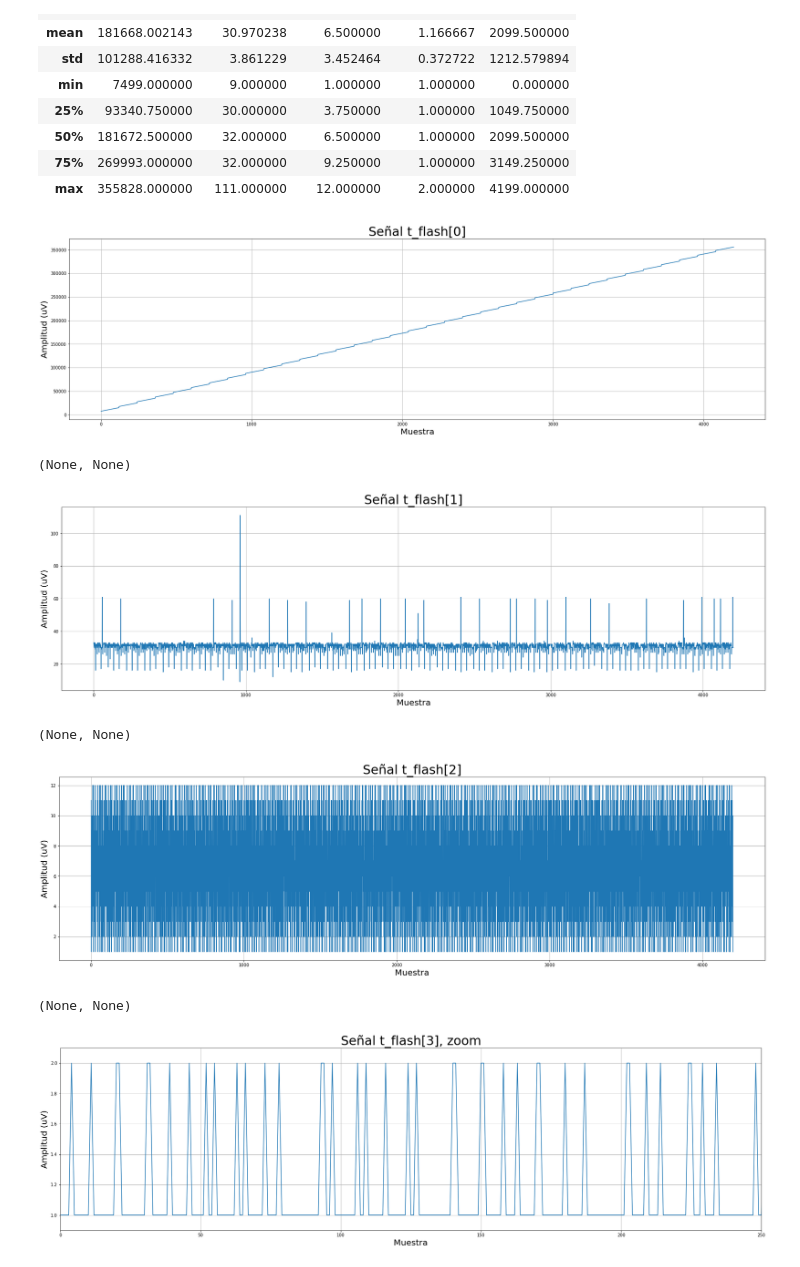
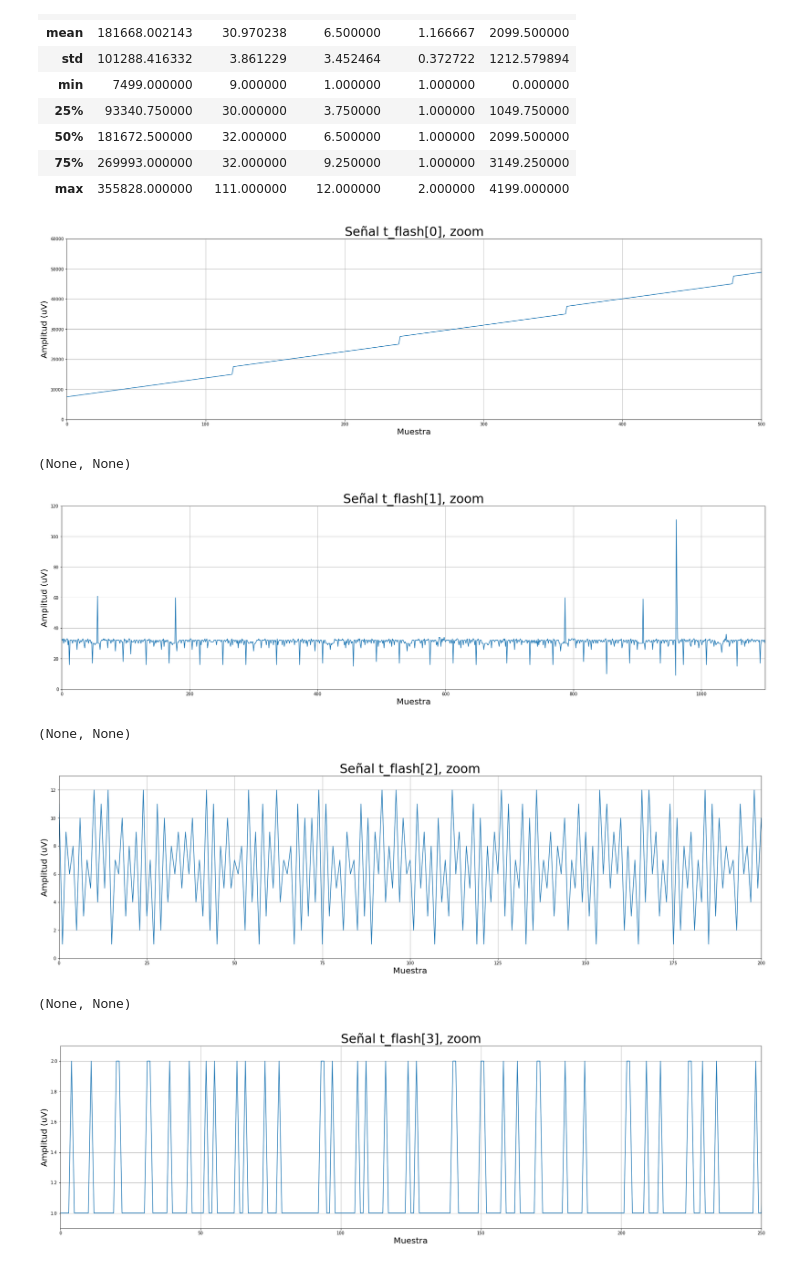
Before and after one commit to alexchavez1980/repo_tesis, a Jupyter notebook: a_analisis_flash.ipynb, the cells around one changed output. Saved outputs shown, nothing was run; the diff lists cells and outputs as text; code cells hidden in the pictures.

```diff
--- a/a_analisis_flash.ipynb
+++ b/a_analisis_flash.ipynb
@@ -47,38 +47,40 @@ df_t_flash.describe()
 plt.figure(figsize=(30,8))
 axes = plt.gca()
 plt.plot(df_t_flash['sample'], df_t_flash[0])
-axes.set_title('Señal t_flash[0]'), axes.title.set_size(30)
+axes.set_title('Señal t_flash[0], zoom'), axes.title.set_size(30)
 axes.set_xlabel(xlabel), axes.set_ylabel(ylabel)
 axes.xaxis.label.set_size(20), axes.yaxis.label.set_size(20)
-plt.savefig("./a_images/t_flash[0].jpg")
+plt.xlim([0,500]), plt.ylim([0,60000])
+plt.savefig("./a_images/t_flash[0]_zoom.jpg")
 plt.grid(), plt.show()
 # %% [output]
-[figure, old version]
+[figure, new version]
 (None, None)
 # %%
 plt.figure(figsize=(30,8))
 axes = plt.gca()
 plt.plot(df_t_flash['sample'], df_t_flash[1])
-axes.set_title('Señal t_flash[1]'), axes.title.set_size(30)
+axes.set_title('Señal t_flash[1], zoom'), axes.title.set_size(30)
 axes.set_xlabel(xlabel), axes.set_ylabel(ylabel)
 axes.xaxis.label.set_size(20), axes.yaxis.label.set_size(20)
-plt.savefig("./a_images/t_flash[1].jpg")
+plt.xlim([0,1100]), plt.ylim([0,120])
+plt.savefig("./a_images/t_flash[1]_zoom.jpg")
 plt.grid(), plt.show()
 # %% [output]
-[figure, old version]
+[figure, new version]
 (None, None)
 # %%
 plt.figure(figsize=(30,8))
 axes = plt.gca()
 plt.plot(df_t_flash['sample'], df_t_flash[2])
 axes.set_title('Señal t_flash[2], zoom'), axes.title.set_size(30)
 axes.set_xlabel(xlabel), axes.set_ylabel(ylabel)
 axes.xaxis.label.set_size(20), axes.yaxis.label.set_size(20)
-plt.xlim([0,250]), plt.ylim([0.9,2.1])
-plt.savefig("./a_images/t_flash[2].jpg")
+plt.xlim([0,200]), plt.ylim([0,13])
+plt.savefig("./a_images/t_flash[2]_zoom.jpg")
 plt.grid(), plt.show()
 # %% [output]
-[figure, old version]
+[figure, new version]
 (None, None)
 # %%
 plt.figure(figsize=(30,8))
```
Also changed, not shown: 4 other files.
